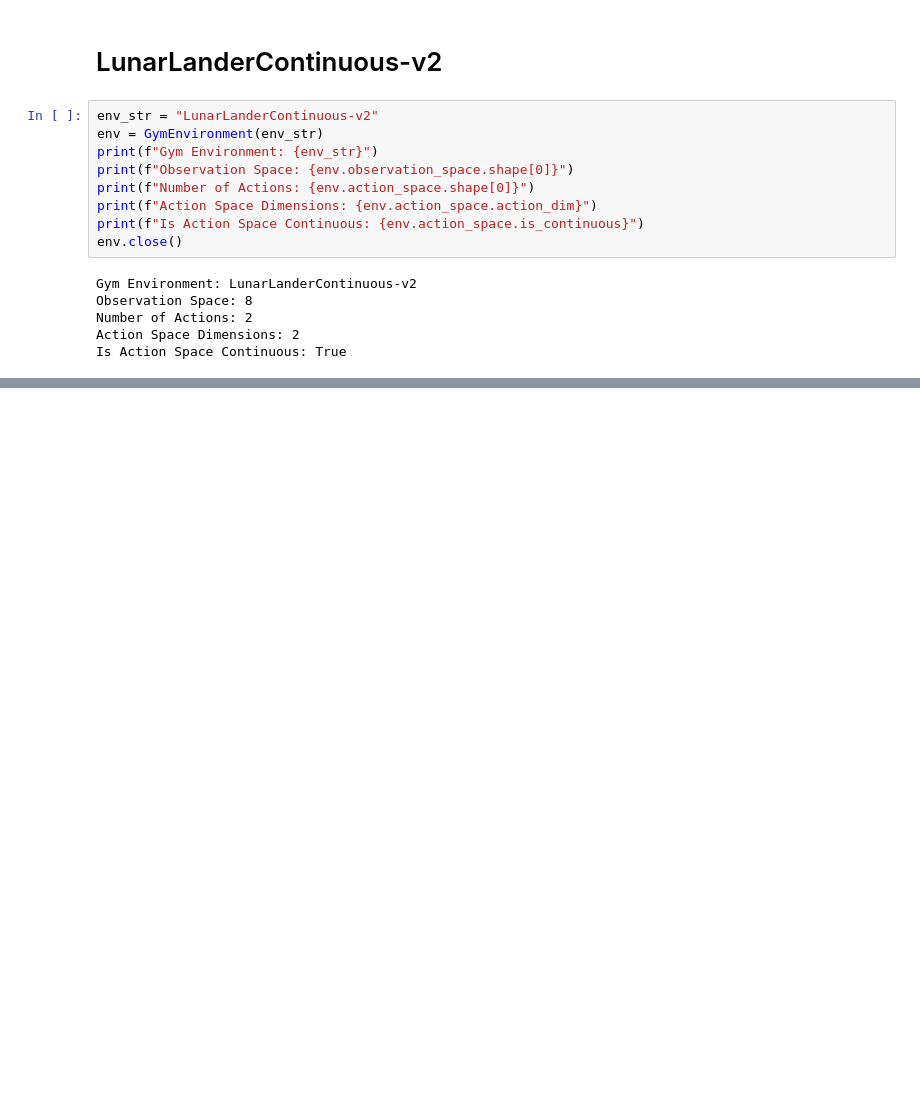
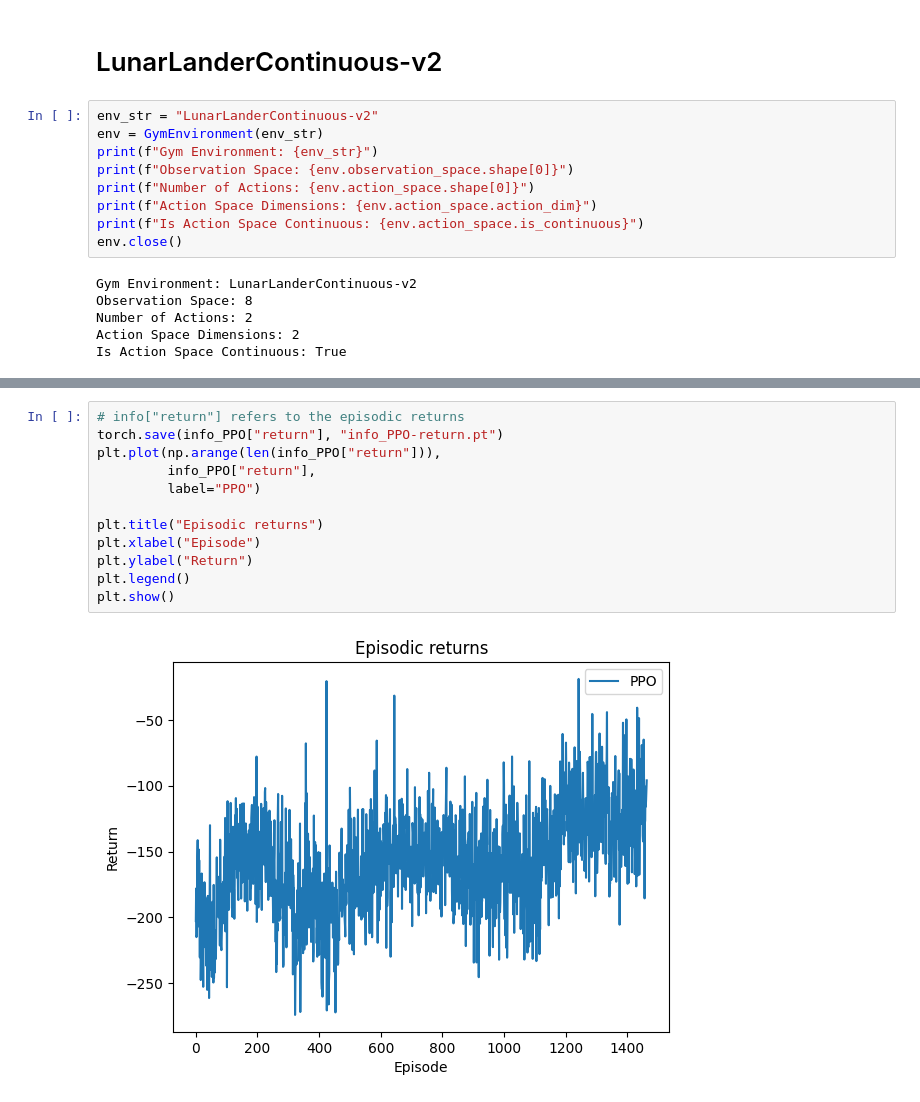
Before and after one commit to facebookresearch/Pearl, a Jupyter notebook: tutorials/lunar_lander/lunar_lander.ipynb, the cells around one changed output, grey strips where cells are left out. Saved outputs shown, nothing was run; the diff lists cells and outputs as text; blank space fills up the shorter version.

```diff
--- a/tutorials/lunar_lander/lunar_lander.ipynb
+++ b/tutorials/lunar_lander/lunar_lander.ipynb
@@ -353,0 +407,14 @@ Is Action Space Continuous: True
+# %%
+# info["return"] refers to the episodic returns
+torch.save(info_PPO["return"], "info_PPO-return.pt")
+plt.plot(np.arange(len(info_PPO["return"])),
+         info_PPO["return"],
+         label="PPO")
+
+plt.title("Episodic returns")
+plt.xlabel("Episode")
+plt.ylabel("Return")
+plt.legend()
+plt.show()
+# %% [output]
+[figure, added]
```
Also changed, not shown: parts of 9 cells of this notebook, 1 other file.
